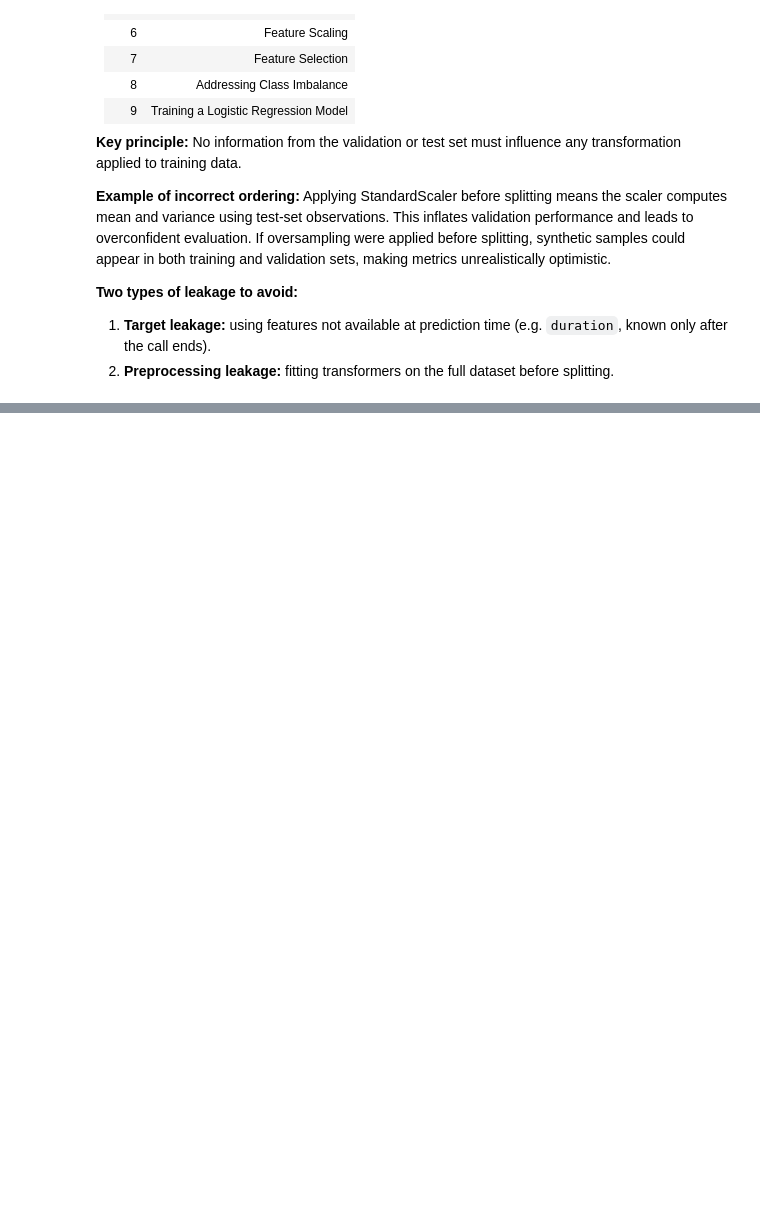
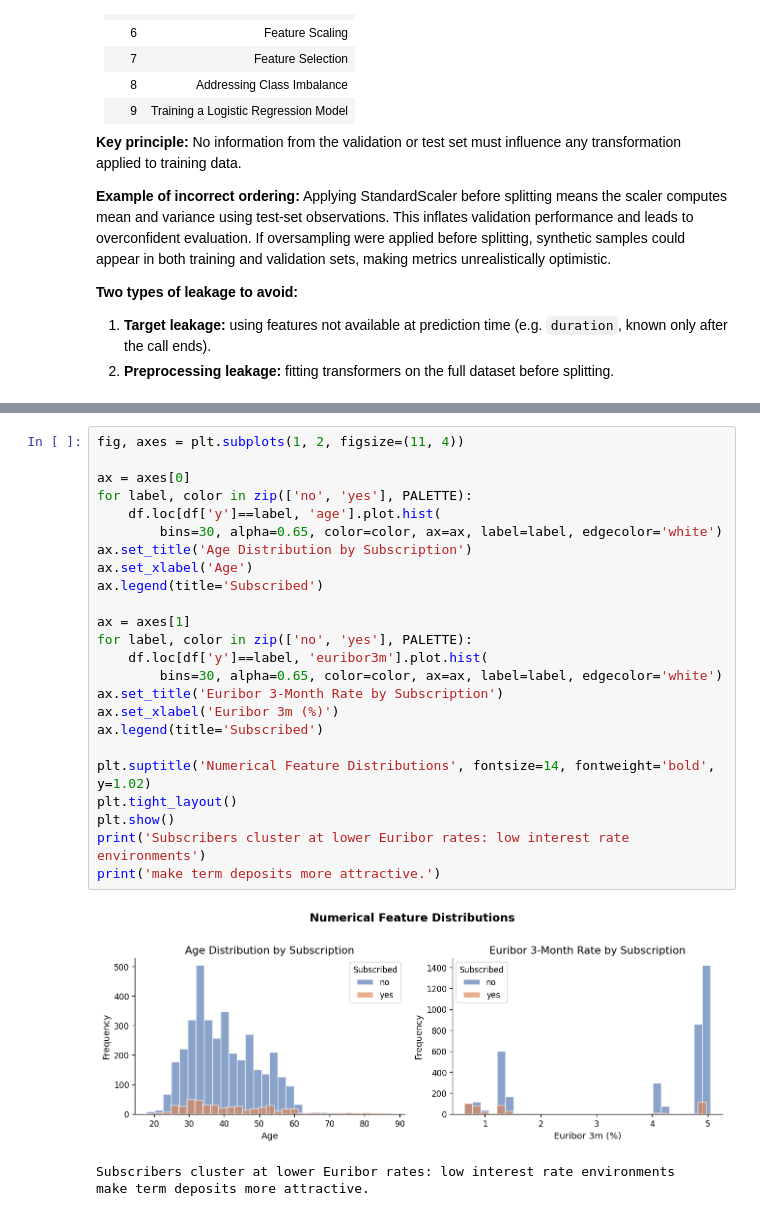
Before and after one commit to alex10020/ML-fundamentals-2026, a Jupyter notebook: assignment_1_Alexander_Glapiak.ipynb, the cells around one changed output, grey strips where cells are left out. Drawn from its saved outputs; the diff is of its cells as text; blank space fills up the shorter version.

```diff
--- a/assignment_1_Alexander_Glapiak.ipynb
+++ b/assignment_1_Alexander_Glapiak.ipynb
@@ -35,0 +207,28 @@ The tasks are listed alphabetically in the brief. The correct methodological ord
+# %%
+fig, axes = plt.subplots(1, 2, figsize=(11, 4))
+
+ax = axes[0]
+for label, color in zip(['no', 'yes'], PALETTE):
+    df.loc[df['y']==label, 'age'].plot.hist(
+        bins=30, alpha=0.65, color=color, ax=ax, label=label, edgecolor='white')
+ax.set_title('Age Distribution by Subscription')
+ax.set_xlabel('Age')
+ax.legend(title='Subscribed')
+
+ax = axes[1]
+for label, color in zip(['no', 'yes'], PALETTE):
+    df.loc[df['y']==label, 'euribor3m'].plot.hist(
+        bins=30, alpha=0.65, color=color, ax=ax, label=label, edgecolor='white')
+ax.set_title('Euribor 3-Month Rate by Subscription')
+ax.set_xlabel('Euribor 3m (%)')
+ax.legend(title='Subscribed')
+
+plt.suptitle('Numerical Feature Distributions', fontsize=14, fontweight='bold', y=1.02)
+plt.tight_layout()
+plt.show()
+print('Subscribers cluster at lower Euribor rates: low interest rate environments')
+print('make term deposits more attractive.')
+# %% [output]
+[figure, added]
+Subscribers cluster at lower Euribor rates: low interest rate environments
+make term deposits more attractive.
```
Also changed, not shown: parts of 10 cells of this notebook.
